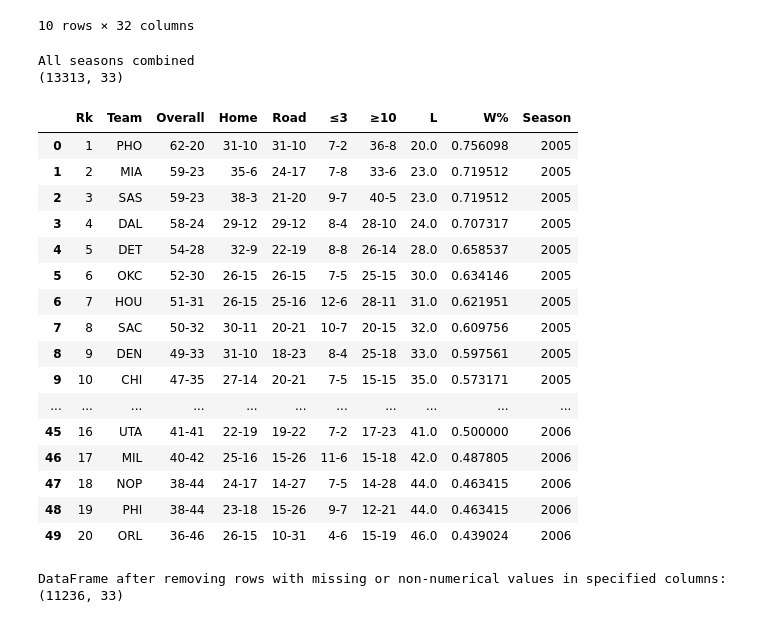
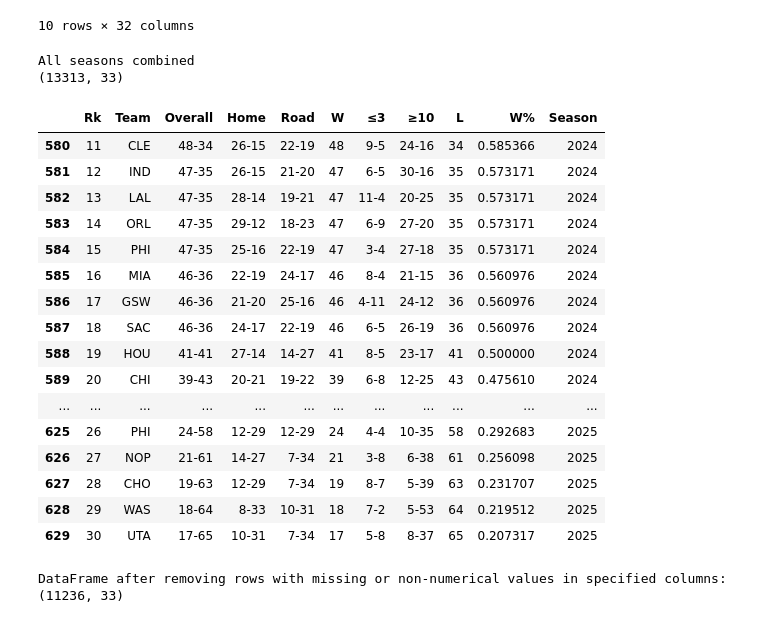
Before and after one commit to maadmaaax/Project_NBA_GroupM, a Jupyter notebook: Analyse_Principale.ipynb, the cells around one changed output. Saved outputs shown, nothing was run; the diff lists cells and outputs as text; code cells hidden in the pictures.

```diff
--- a/Analyse_Principale.ipynb
+++ b/Analyse_Principale.ipynb
@@ -115,8 +115,9 @@ team_replacements = {
     "Washington Wizards": "WAS"
 }
 
-Dropst=['E','W','Apr','A','C','SE','NW','P','SW','Post','Pre','Oct','Nov','Dec','Jan','Feb','Mar','Jul','Aug','May']
-years = range(2005, 2025)
+Dropst=['E','Apr','A','C','SE','NW','P','SW','Post','Pre','Oct','Nov','Dec','Jan','Feb','Mar','Jul','Aug','May']
+Droprs=['2TM','3TM','TOT','5TM','4TM','nan']
+years = range(2005, 2026)
 
 for year in years:
     df_name = f'st{year}'
@@ -138,6 +139,7 @@ for year in years:
         df = globals()[df_name]
         # Strip spaces and replace team names in the relevant column
         df['Team'] = df['Team'].str.strip().replace(team_replacements)
+        df = df[~df.isin(Droprs)]
         # Save back to variable
         globals()[df_name] = df
 # %%
@@ -263,51 +265,53 @@ all_dfs_list = [
     rs2023, rs2024, rs2025
 ]
 all_sts_list = [
     st2005, st2006, st2007, st2008, st2009, st2010,
     st2011, st2012, st2013, st2014, st2015, st2016,
     st2017, st2018, st2019, st2020, st2021, st2022,
     st2023, st2024, st2025
 ]
 
 #We concat all in one big Dataframe
 #and we add 'season' column
 season = 2005
 for df in all_dfs_list:
   df['Season'] = season
   season += 1
 
 season = 2005
 for df in all_sts_list:
   df['Season'] = season
   season += 1
 
 sts_data_full = pd.concat(all_sts_list, ignore_index=True)
 sts_data_full=sts_data_full.drop(columns=Dropst,errors='ignore')
 nbas_data_full = pd.concat(all_dfs_list, ignore_index=True)
+nbas_data_full=nbas_data_full[~nbas_data_full.isin(Droprs)]
+
 
 print("All seasons combined")
 print(nbas_data_full.shape)
-display(sts_data_full.head(50))
+display(sts_data_full.tail(50))
 # %% [output]
 All seasons combined
 (13313, 33)
-|  | Rk | Team | Overall | Home | Road | ≤3 | ≥10 | L | W% | Season |
-| 0 | 1 | PHO | 62-20 | 31-10 | 31-10 | 7-2 | 36-8 | 20.0 | 0.756098 | 2005 |
-| 1 | 2 | MIA | 59-23 | 35-6 | 24-17 | 7-8 | 33-6 | 23.0 | 0.719512 | 2005 |
-| 2 | 3 | SAS | 59-23 | 38-3 | 21-20 | 9-7 | 40-5 | 23.0 | 0.719512 | 2005 |
-| 3 | 4 | DAL | 58-24 | 29-12 | 29-12 | 8-4 | 28-10 | 24.0 | 0.707317 | 2005 |
-| 4 | 5 | DET | 54-28 | 32-9 | 22-19 | 8-8 | 26-14 | 28.0 | 0.658537 | 2005 |
-| 5 | 6 | OKC | 52-30 | 26-15 | 26-15 | 7-5 | 25-15 | 30.0 | 0.634146 | 2005 |
-| 6 | 7 | HOU | 51-31 | 26-15 | 25-16 | 12-6 | 28-11 | 31.0 | 0.621951 | 2005 |
-| 7 | 8 | SAC | 50-32 | 30-11 | 20-21 | 10-7 | 20-15 | 32.0 | 0.609756 | 2005 |
-| 8 | 9 | DEN | 49-33 | 31-10 | 18-23 | 8-4 | 25-18 | 33.0 | 0.597561 | 2005 |
-| 9 | 10 | CHI | 47-35 | 27-14 | 20-21 | 7-5 | 15-15 | 35.0 | 0.573171 | 2005 |
-| ... | ... | ... | ... | ... | ... | ... | ... | ... | ... | ... |
-| 45 | 16 | UTA | 41-41 | 22-19 | 19-22 | 7-2 | 17-23 | 41.0 | 0.500000 | 2006 |
-| 46 | 17 | MIL | 40-42 | 25-16 | 15-26 | 11-6 | 15-18 | 42.0 | 0.487805 | 2006 |
-| 47 | 18 | NOP | 38-44 | 24-17 | 14-27 | 7-5 | 14-28 | 44.0 | 0.463415 | 2006 |
-| 48 | 19 | PHI | 38-44 | 23-18 | 15-26 | 9-7 | 12-21 | 44.0 | 0.463415 | 2006 |
-| 49 | 20 | ORL | 36-46 | 26-15 | 10-31 | 4-6 | 15-19 | 46.0 | 0.439024 | 2006 |
+|  | Rk | Team | Overall | Home | Road | W | ≤3 | ≥10 | L | W% | Season |
+| 580 | 11 | CLE | 48-34 | 26-15 | 22-19 | 48 | 9-5 | 24-16 | 34 | 0.585366 | 2024 |
+| 581 | 12 | IND | 47-35 | 26-15 | 21-20 | 47 | 6-5 | 30-16 | 35 | 0.573171 | 2024 |
+| 582 | 13 | LAL | 47-35 | 28-14 | 19-21 | 47 | 11-4 | 20-25 | 35 | 0.573171 | 2024 |
+| 583 | 14 | ORL | 47-35 | 29-12 | 18-23 | 47 | 6-9 | 27-20 | 35 | 0.573171 | 2024 |
+| 584 | 15 | PHI | 47-35 | 25-16 | 22-19 | 47 | 3-4 | 27-18 | 35 | 0.573171 | 2024 |
+| 585 | 16 | MIA | 46-36 | 22-19 | 24-17 | 46 | 8-4 | 21-15 | 36 | 0.560976 | 2024 |
+| 586 | 17 | GSW | 46-36 | 21-20 | 25-16 | 46 | 4-11 | 24-12 | 36 | 0.560976 | 2024 |
+| 587 | 18 | SAC | 46-36 | 24-17 | 22-19 | 46 | 6-5 | 26-19 | 36 | 0.560976 | 2024 |
+| 588 | 19 | HOU | 41-41 | 27-14 | 14-27 | 41 | 8-5 | 23-17 | 41 | 0.500000 | 2024 |
+| 589 | 20 | CHI | 39-43 | 20-21 | 19-22 | 39 | 6-8 | 12-25 | 43 | 0.475610 | 2024 |
+| ... | ... | ... | ... | ... | ... | ... | ... | ... | ... | ... | ... |
+| 625 | 26 | PHI | 24-58 | 12-29 | 12-29 | 24 | 4-4 | 10-35 | 58 | 0.292683 | 2025 |
+| 626 | 27 | NOP | 21-61 | 14-27 | 7-34 | 21 | 3-8 | 6-38 | 61 | 0.256098 | 2025 |
+| 627 | 28 | CHO | 19-63 | 12-29 | 7-34 | 19 | 8-7 | 5-39 | 63 | 0.231707 | 2025 |
+| 628 | 29 | WAS | 18-64 | 8-33 | 10-31 | 18 | 7-2 | 5-53 | 64 | 0.219512 | 2025 |
+| 629 | 30 | UTA | 17-65 | 10-31 | 7-34 | 17 | 5-8 | 8-37 | 65 | 0.207317 | 2025 |
 # %%
 # Remove the row where 'Rk' is 'League Average'
 nbas_data_full = nbas_data_full[nbas_data_full['Rk'] != 'League Average'].copy()
```
Also changed, not shown: parts of 6 cells of this notebook.
